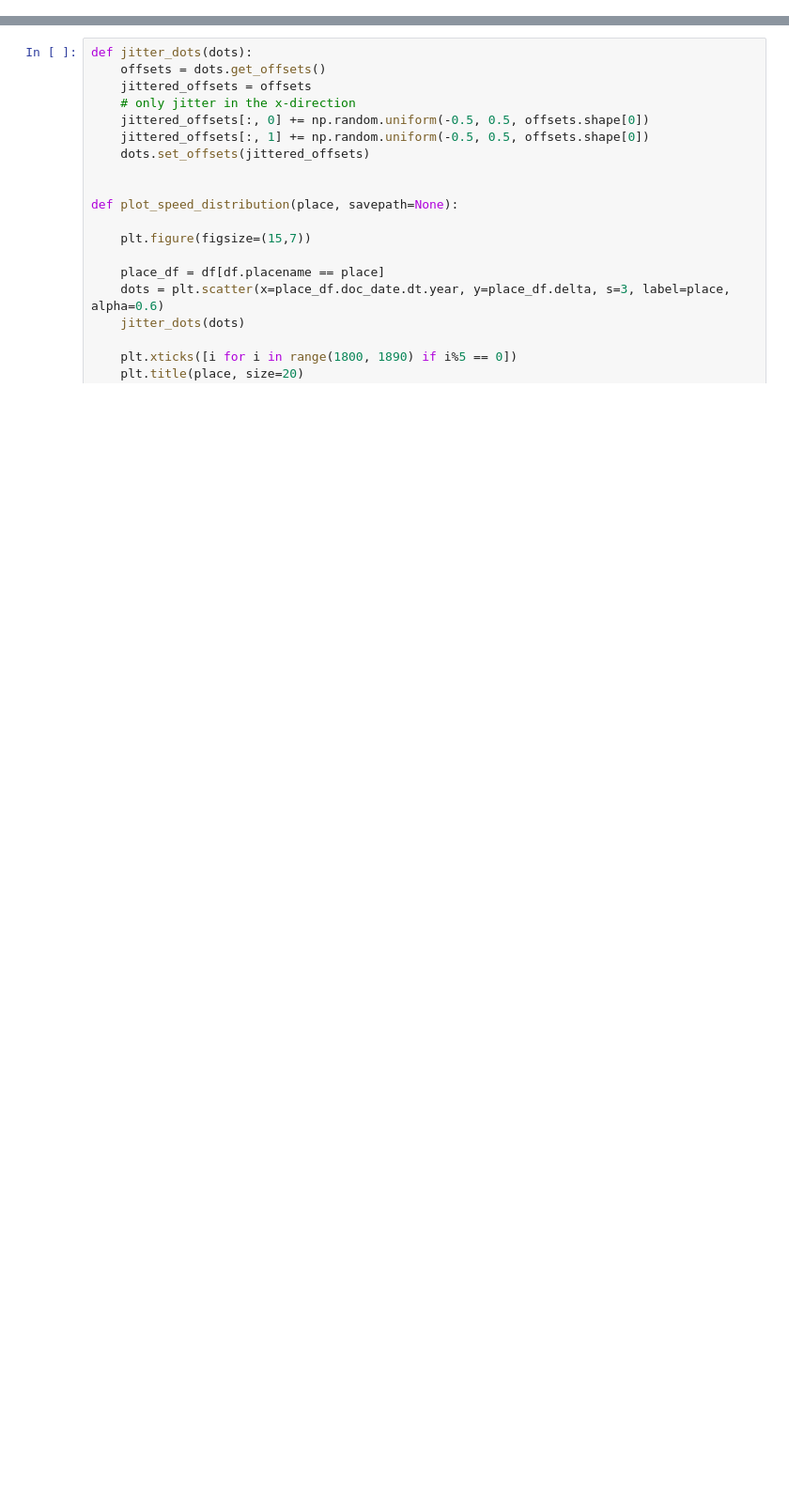
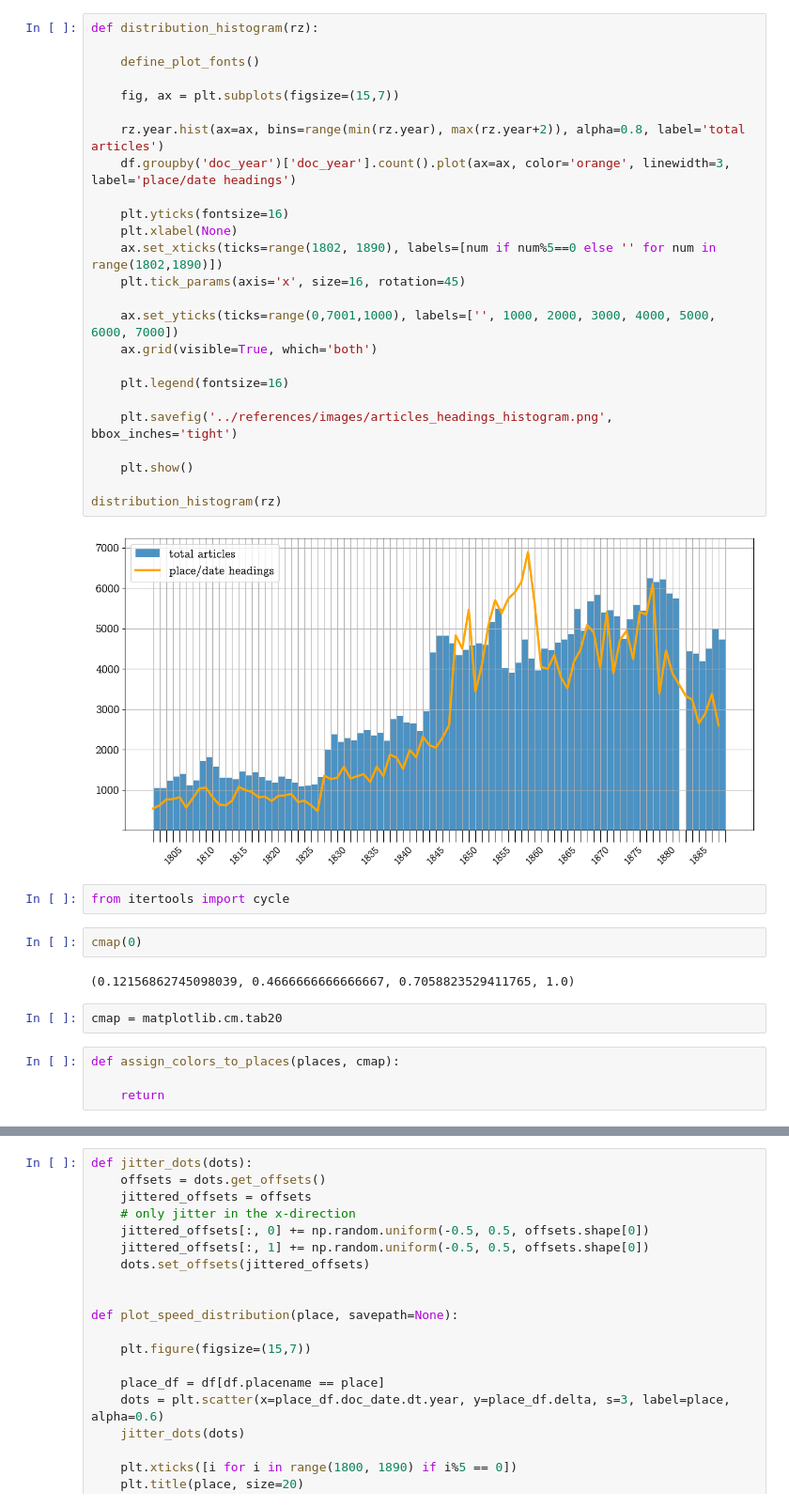
Before and after one commit to krkryger/rigasche-zeitung, a Jupyter notebook: notebooks/analysis.ipynb, the cells around one changed output, grey strips where cells are left out. Shown at 94% size. Drawn from its saved outputs; the diff is of its cells as text; blank space fills up the shorter version.

```diff
--- a/notebooks/analysis.ipynb
+++ b/notebooks/analysis.ipynb
@@ -24,0 +43,39 @@ delta = pd.read_csv('../data/average_times.tsv', sep='\t', encoding='utf8', inde
+# %%
+def distribution_histogram(rz):
+
+    define_plot_fonts()
+
+    fig, ax = plt.subplots(figsize=(15,7))
+
+    rz.year.hist(ax=ax, bins=range(min(rz.year), max(rz.year+2)), alpha=0.8, label='total articles')
+    df.groupby('doc_year')['doc_year'].count().plot(ax=ax, color='orange', linewidth=3, label='place/date headings')
+
+    plt.yticks(fontsize=16)
+    plt.xlabel(None)
+    ax.set_xticks(ticks=range(1802, 1890), labels=[num if num%5==0 else '' for num in range(1802,1890)])
+    plt.tick_params(axis='x', size=16, rotation=45)
+
+    ax.set_yticks(ticks=range(0,7001,1000), labels=['', 1000, 2000, 3000, 4000, 5000, 6000, 7000])
+    ax.grid(visible=True, which='both')
+
+    plt.legend(fontsize=16)
+
+    plt.savefig('../references/images/articles_headings_histogram.png', bbox_inches='tight')
+
+    plt.show()
+
+distribution_histogram(rz)
+# %% [output]
+[figure, added]
+# %%
+from itertools import cycle
+# %%
+cmap(0)
+# %% [output]
+(0.12156862745098039, 0.4666666666666667, 0.7058823529411765, 1.0)
+# %%
+cmap = matplotlib.cm.tab20
+# %%
+def assign_colors_to_places(places, cmap):
+
+    return
```
Also changed, not shown: parts of 51 cells of this notebook.
